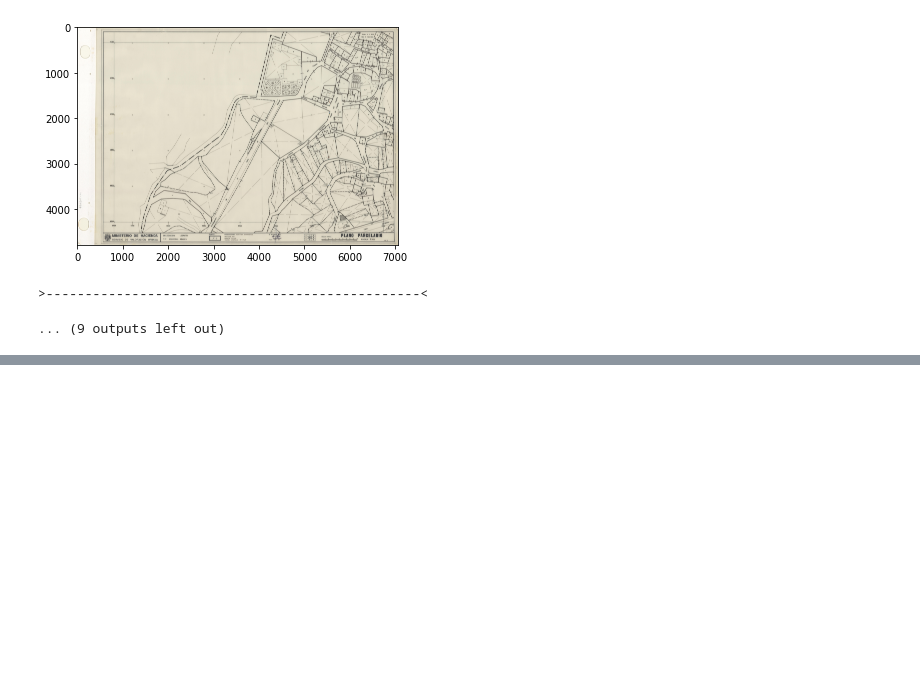
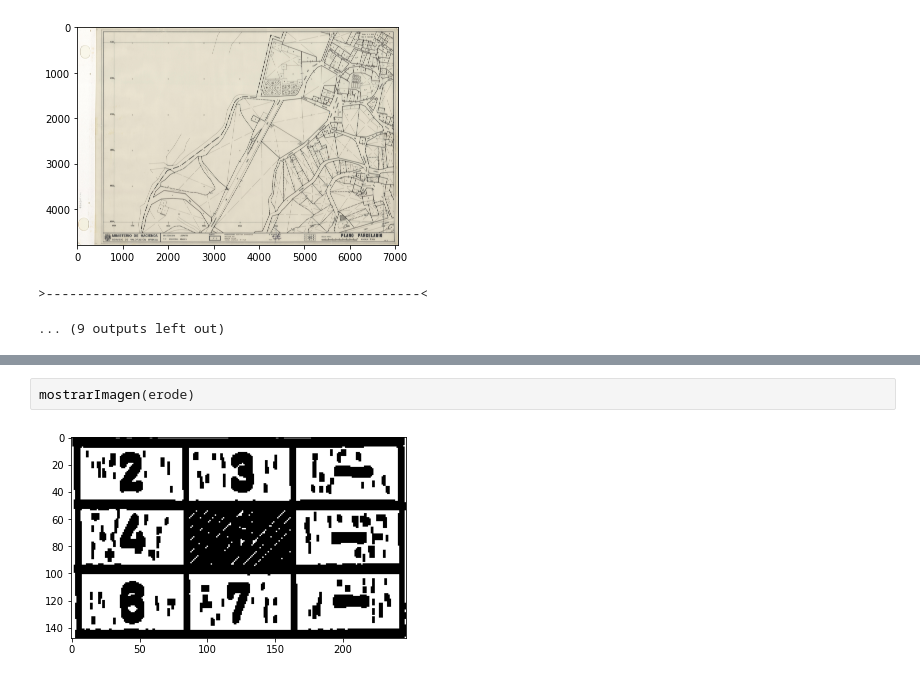
Before and after one commit to IA2021UR/trabajo-ia-en-la-comunidad-de-la-rioja-equipo-3, a Jupyter notebook: Abalos.ipynb, the cells around one changed output, grey strips where cells are left out. Saved outputs shown, nothing was run; the diff lists cells and outputs as text; blank space fills up the shorter version.

```diff
--- a/Abalos.ipynb
+++ b/Abalos.ipynb
@@ -121,3 +155,7 @@ mostrarImagen(thresh)
+# %%
+mostrarImagen(erode)
+# %% [output]
+[figure, added]
 # %%
 contorno_casillas=[]
 for (i, c) in enumerate(cnts):
```
Also changed, not shown: parts of 18 cells of this notebook.
